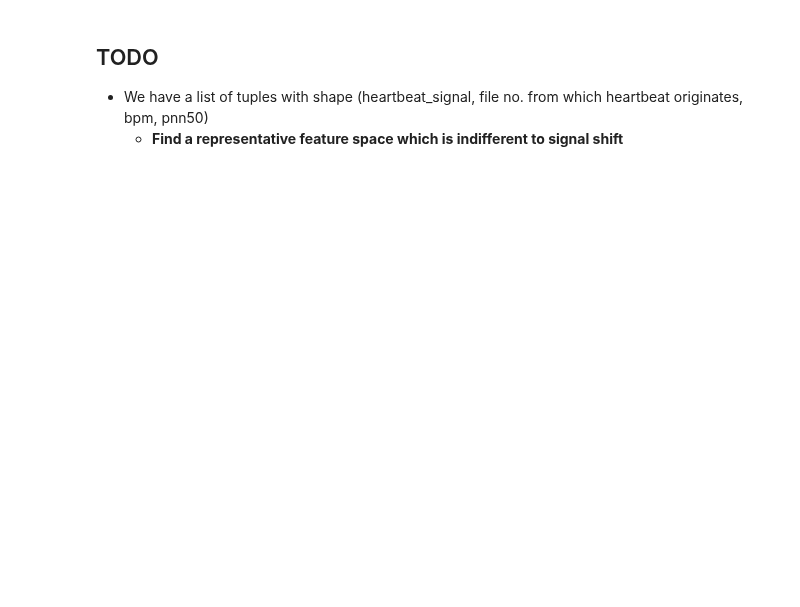
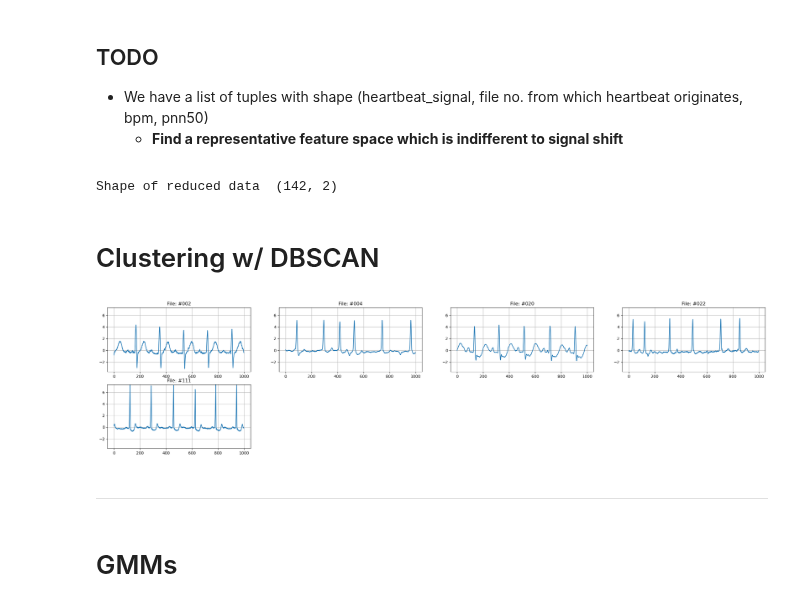
Before and after one commit to PplaysMine/unsupervisedLearning, a Jupyter notebook: fetalheartbeat/fetalheartbeat.ipynb, the cells around one changed output. Saved outputs shown, nothing was run; the diff lists cells and outputs as text; code cells hidden in the pictures; blank space fills up the shorter version.

Commit message:
Add DBSCAN

```diff
--- a/fetalheartbeat/fetalheartbeat.ipynb
+++ b/fetalheartbeat/fetalheartbeat.ipynb
@@ -91,11 +91,12 @@ from sklearn.preprocessing import StandardScaler
 from scipy.signal import butter, filtfilt
 
 scaler = StandardScaler()
-mother = [x[:1000] for x in mother]
-fetus = [x[:1000] for x in fetus]
+mother = np.array([[x[0][:1000], x[1]] for x in mother], dtype=object)
+fetus = np.array([[x[0][:1000], x[1]] for x in fetus], dtype=object)
 
-stdMother = scaler.fit_transform(mother)
-stdFetus = scaler.fit_transform(fetus)
+
+stdMother = scaler.fit_transform(list(mother[:,0]))
+stdFetus = scaler.fit_transform(list(fetus[:,0]))
 
 def butter_lowpass_filter(data, cutoff=20, fs=360, order=5):
     nyq = 0.5 * fs
@@ -105,8 +106,48 @@ def butter_lowpass_filter(data, cutoff=20, fs=360, order=5):
     y = filtfilt(b, a, data)
     return y
 
-stdMotherFiltered = [butter_lowpass_filter(x) for x in stdMother]
-stdFetusFiltered = [butter_lowpass_filter(x) for x in stdFetus]
+stdMotherFiltered = np.array([butter_lowpass_filter(x) for x in stdMother])
+stdFetusFiltered = np.array([butter_lowpass_filter(x) for x in stdFetus])
+# %%
+from sklearn.decomposition import KernelPCA
+
+kpca = KernelPCA(n_components=2, kernel='rbf')
+clusterData_reduced = kpca.fit_transform(stdFetusFiltered)
+print('Shape of reduced data ',clusterData_reduced.shape)
+# %% [output]
+Shape of reduced data  (142, 2)
+# %% [markdown]
+<h1>Clustering w/ DBSCAN</h1>
+# %%
+from sklearn.cluster import DBSCAN
+
+dbs = DBSCAN(eps=0.02, min_samples=2).fit(clusterData_reduced)
+labels = dbs.labels_
+n_clusters = len(set(labels))
+
+dbscan_anomalies = np.where(labels == 1)[0]
+
+
+plt.figure(figsize=(30, 10))
+
+ymin, ymax = 0, 0
+for i in range(len(dbscan_anomalies)):
+    if np.min(fetus[:,0][i]) < ymin: ymin = np.min(fetus[:,0][i]) - .5
+    if np.max(fetus[:,0][i]) > ymax: ymax = np.max(fetus[:,0][i]) + .5
+
+for i, ind in enumerate(dbscan_anomalies):
+    plt.subplot(3, 4, i+1)
+    plt.plot(fetus[:,0][ind])
+    plt.ylim(ymin, ymax)
+    plt.title(f'File: #{fetus[:,1][ind]}')
+    plt.grid()
+plt.show()
+# %% [output]
+[figure, added]
+# %% [markdown]
+***
+# %% [markdown]
+<h1>GMMs</h1>
 # %%
 from sklearn.decomposition import PCA
 # Perform PCA keeping only the top 2 principal components
```
Also changed, not shown: parts of 4 cells of this notebook.
